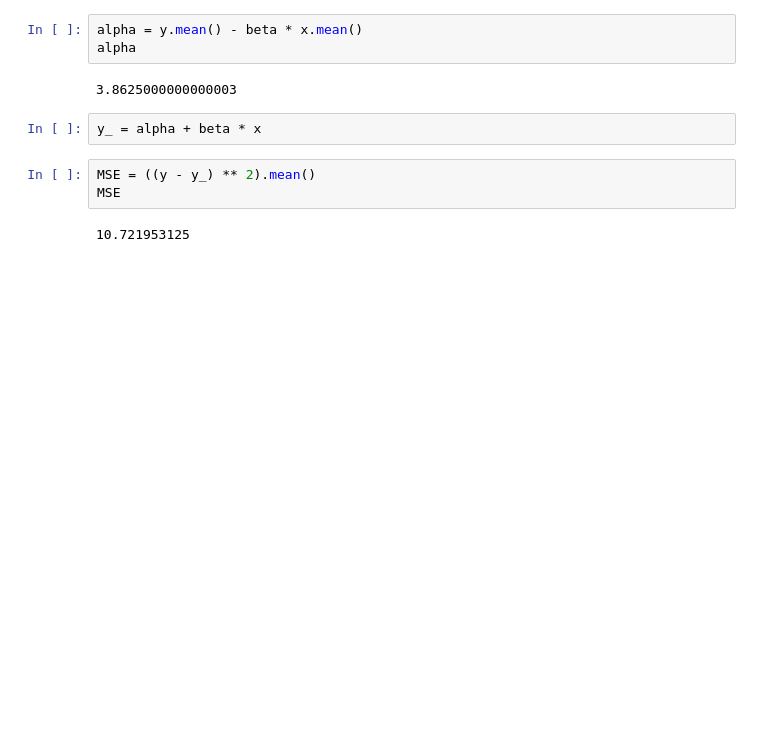
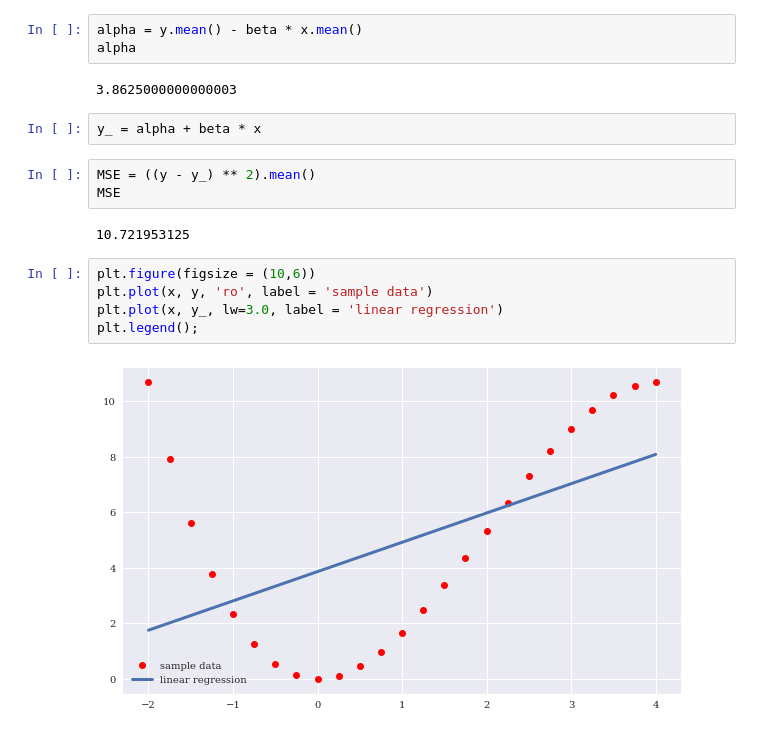
Before and after one commit to michaelsyao/AI_in_Finance, a Jupyter notebook: 01.ipynb, the cells around one changed output. Saved outputs shown, nothing was run; the diff lists cells and outputs as text; blank space fills up the shorter version.

```diff
--- a/01.ipynb
+++ b/01.ipynb
@@ -130,3 +130,10 @@ MSE = ((y - y_) ** 2).mean()
 MSE
 # %% [output]
 10.721953125
+# %%
+plt.figure(figsize = (10,6))
+plt.plot(x, y, 'ro', label = 'sample data')
+plt.plot(x, y_, lw=3.0, label = 'linear regression')
+plt.legend();
+# %% [output]
+[figure, added]
```
Also changed, not shown: parts of 2 cells of this notebook.
